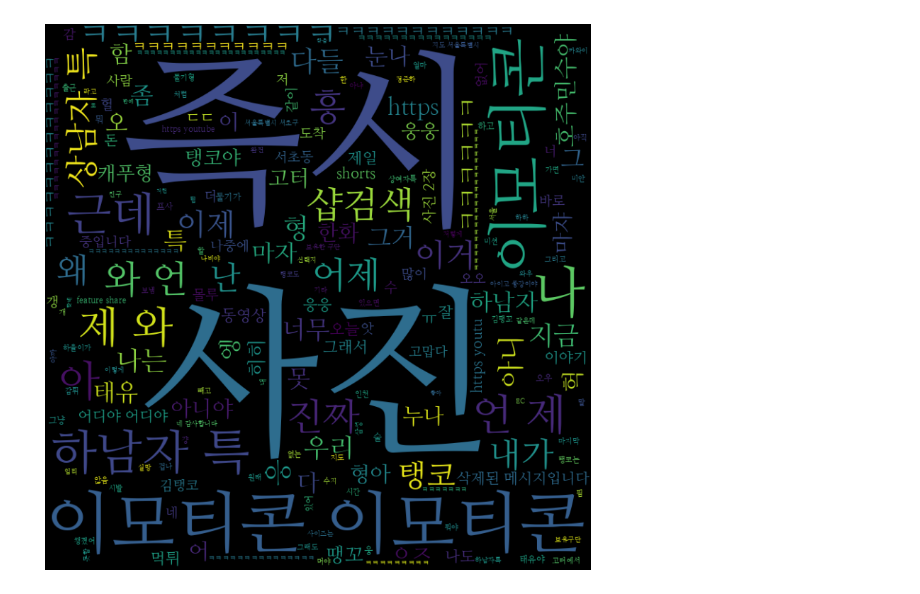
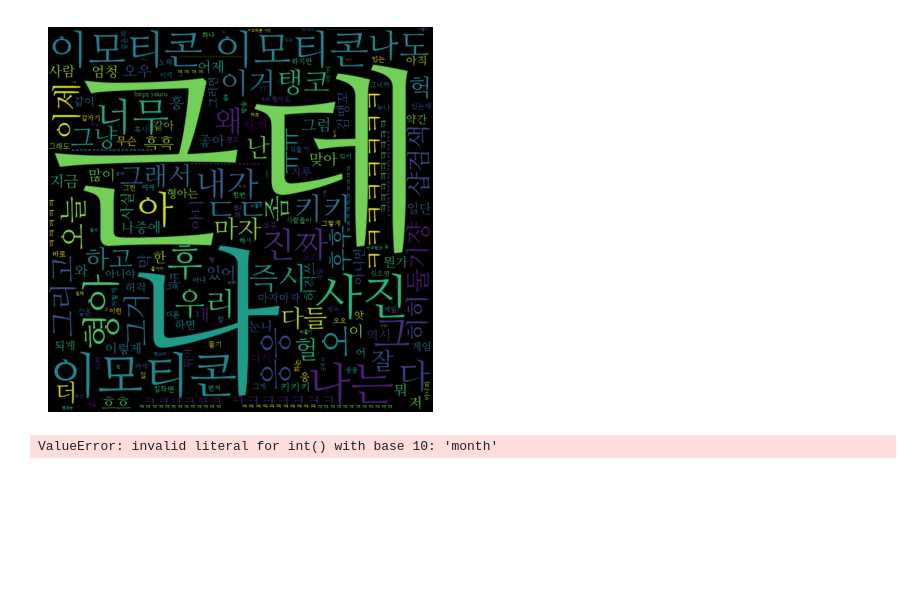
Before and after one commit to EvoDmiK/TIL, a Jupyter notebook: doodle/ipynb/dongbang 3 baksa.ipynb, the cells around one changed output. Drawn from its saved outputs; the diff is of its cells as text; code cells hidden in the pictures; blank space fills up the shorter version.

```diff
--- a/doodle/ipynb/dongbang 3 baksa.ipynb
+++ b/doodle/ipynb/dongbang 3 baksa.ipynb
@@ -15,7 +15,7 @@ FONT_PATH = f'{ROOT_PATH}/doodle/data/fonts/NanumMyeongjo.ttf'
 font = font_manager.FontProperties(fname = FONT_PATH).get_name()
 rc('font', family = font)
 # %%
-df = pd.read_csv(DATA_PATH).iloc[25611:]
+df = pd.read_csv(DATA_PATH)
 df.head()
 # %% [output]
 |  | Date | User | Message |
@@ -34,8 +34,21 @@ def change_name(df):
     df['User'][df['User'] == '김종민']       = '김둘기'
 
     return df
+
+def date_time_split(df):
+
+    df['Time'] = df['Date'].str.split(' ').str[1]
+    df['Date'] = df['Date'].str.split(' ').str[0]
+
+    return df
 # %%
-def date_time_split(df, column):
+def data_search(df, src_date, period = '1 month'):
 
-    split_col = df['Date']
-    if column == 'Date': df[column] = split_col.str.split(' ').str[0]
+    condition = ['month' in period, 'year' in period]
+    method    = relativedelta if any(condition) else timedelta
+
+    first_idx = df[df['Date'] == src_date].first_valid_index()
+    pass
+# %%
+df = date_time_split(change_name(df))
+df.head()
@@ -95,11 +107,15 @@ wordcloud = WordCloud(
 # %%
 text    = " ".join(df['Message']).replace('이모티콘', '이모티콘')
 keyword = wordcloud.generate(text)
 array   = keyword.to_array()
 
-plt.figure(figsize = (10, 10))
+plt.figure(figsize = (5, 5))
 plt.imshow( array, interpolation='bilinear')
 plt.axis(False)
 plt.show()
 # %% [output]
-[figure, old version]
+[figure, new version]
+# %%
+int('month')
+# %% [output]
+ValueError: invalid literal for int() with base 10: 'month'
```
Also changed, not shown: parts of 9 cells of this notebook, 2 other files.
